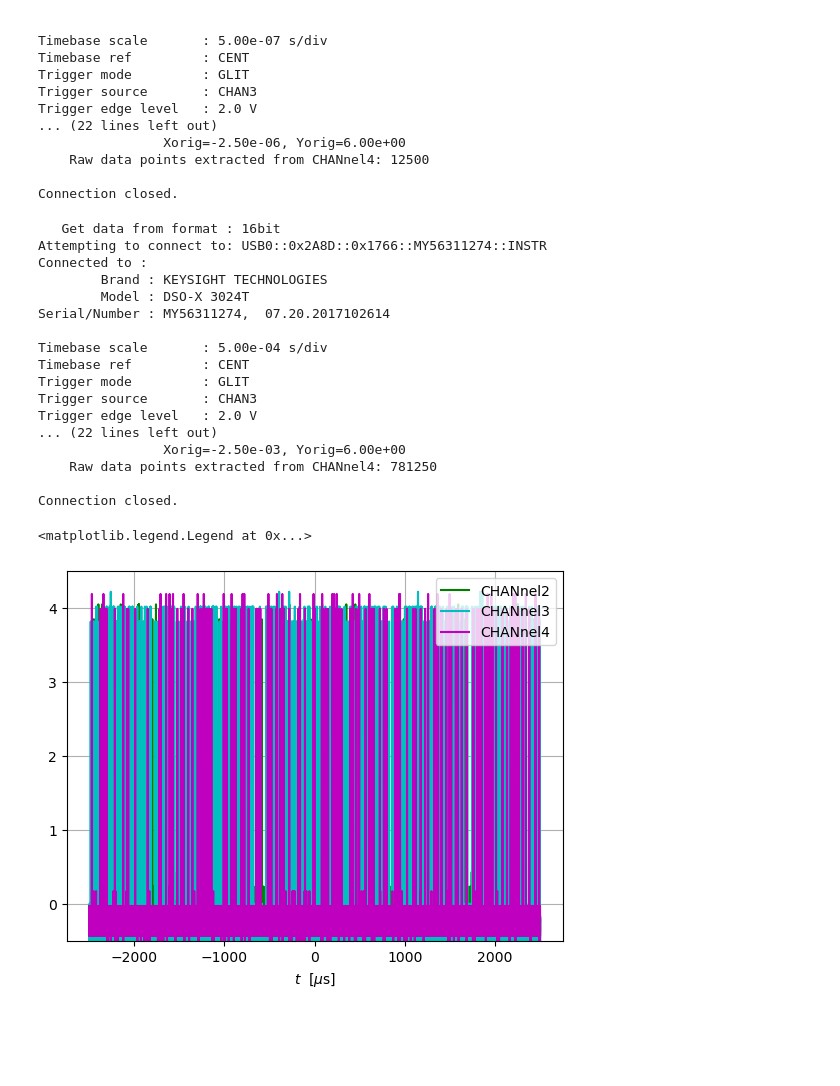
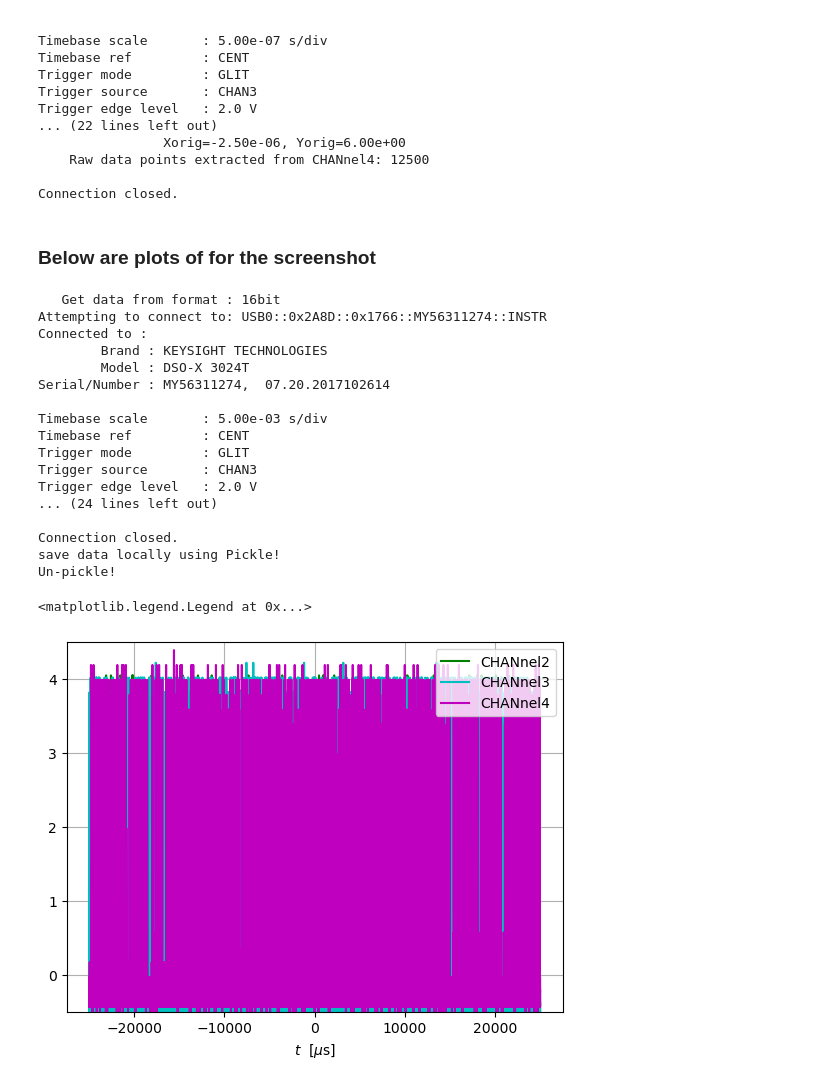
Before and after one commit to BastianValhoj/10386, a Jupyter notebook: QRNG/acquire_osc_data.ipynb, the cells around one changed output. Cells and saved outputs as stored; diff of their text form; code cells hidden in the pictures; blank space fills up the shorter version.

```diff
--- a/QRNG/acquire_osc_data.ipynb
+++ b/QRNG/acquire_osc_data.ipynb
@@ -84,7 +105,9 @@ def acq_data(resource_name, timebase_scale = 100e-6, datatype="16bit"):
               Returns an empty dictionary if connection or acquisition fails.
     """
 
-    assert datatype in ["8bit", "16bit", "ascii", "ascii"], f"Datatype has to be one of  ['8bit', '16bit', 'ascii']  You used  {datatype}"
+    assert datatype in ["8bit", "16bit",
+                        # "ascii",
+                        ], f"Datatype has to be one of  ['8bit', '16bit', 'ascii']  You used  {datatype}"
     IS_BIG_ENDIAN = False
     if datatype == "8bit":
         FORMAT = "BYTE"
@@ -113,6 +136,7 @@ def acq_data(resource_name, timebase_scale = 100e-6, datatype="16bit"):
 
     try:
         rm = pyvisa.ResourceManager()
+
         print(f"Attempting to connect to: {resource_name}")
         scope = rm.open_resource(resource_name)
         device_info(scope) # Call user's device_info function
@@ -331,39 +332,50 @@ Connection closed.
+# %% [markdown]
+### Below are plots of for the screenshot
 # %%
-DATA = acq_data(USB_resource, timebase_scale=500e-6, datatype="16bit")
+TBASE_SCALE = 5e-3 # s/div -- adjust this to as neccesary
+DATA = acq_data(USB_resource, timebase_scale=TBASE_SCALE, datatype="16bit")
+# save data to work remote without oscilloscope
+
+with open(f"data_tscale_{TBASE_SCALE:.2e}.pkl", "wb") as file: # "wb": write binary
+    print(f"save data locally using Pickle!")
+    pickle.dump(DATA, file)
+
+with open(f"data_tscale_{TBASE_SCALE:.2e}.pkl", "rb") as file: # "rb": read binary
+    print(f"Un-pickle!")
+    DATA = pickle.load(file)
 
 fig, ax = plt.subplots()
 COLORS = {
     "CHANnel1": "y",
     "CHANnel2": "g",
     "CHANnel3": "c",
     "CHANnel4": "m"}
-
 for CHANNEL in DATA:
     t = DATA[CHANNEL]["times"]
     vol = DATA[CHANNEL]["voltages"]
     ax.plot(t*1e6, vol, label=CHANNEL, color=COLORS[CHANNEL])
 ax.grid()
 ax.set_xlabel(r"$t$  [$\mu$s]")
 # ax.set_xlim((-50*1e-3, 50*1e-3))
 ax.set_ylim([-0.5, 4.5])
 ax.legend(loc="upper right")
 # %% [output]
    Get data from format : 16bit
 Attempting to connect to: USB0::0x2A8D::0x1766::MY56311274::INSTR
 Connected to :
         Brand : KEYSIGHT TECHNOLOGIES
         Model : DSO-X 3024T
 Serial/Number : MY56311274,  07.20.2017102614
 
-Timebase scale       : 5.00e-04 s/div
+Timebase scale       : 5.00e-03 s/div
 Timebase ref         : CENT
 Trigger mode         : GLIT
 Trigger source       : CHAN3
 Trigger edge level   : 2.0 V
-... (22 lines left out)
-                Xorig=-2.50e-03, Yorig=6.00e+00
-    Raw data points extracted from CHANnel4: 781250
+... (24 lines left out)
 
 Connection closed.
+save data locally using Pickle!
+Un-pickle!
 <matplotlib.legend.Legend at 0x...>
-[figure, old version]
+[figure, new version]
```
Also changed, not shown: parts of 13 cells of this notebook.
